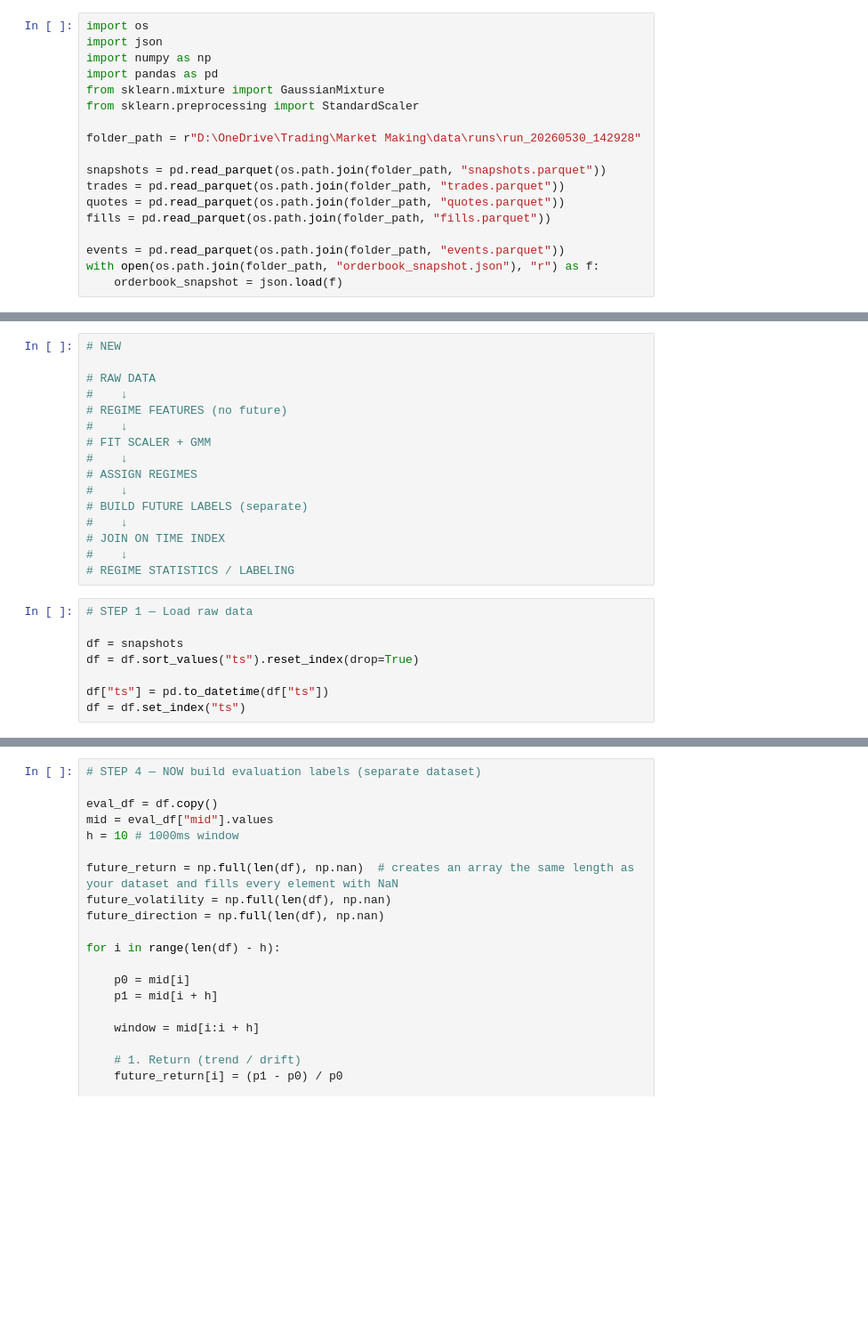
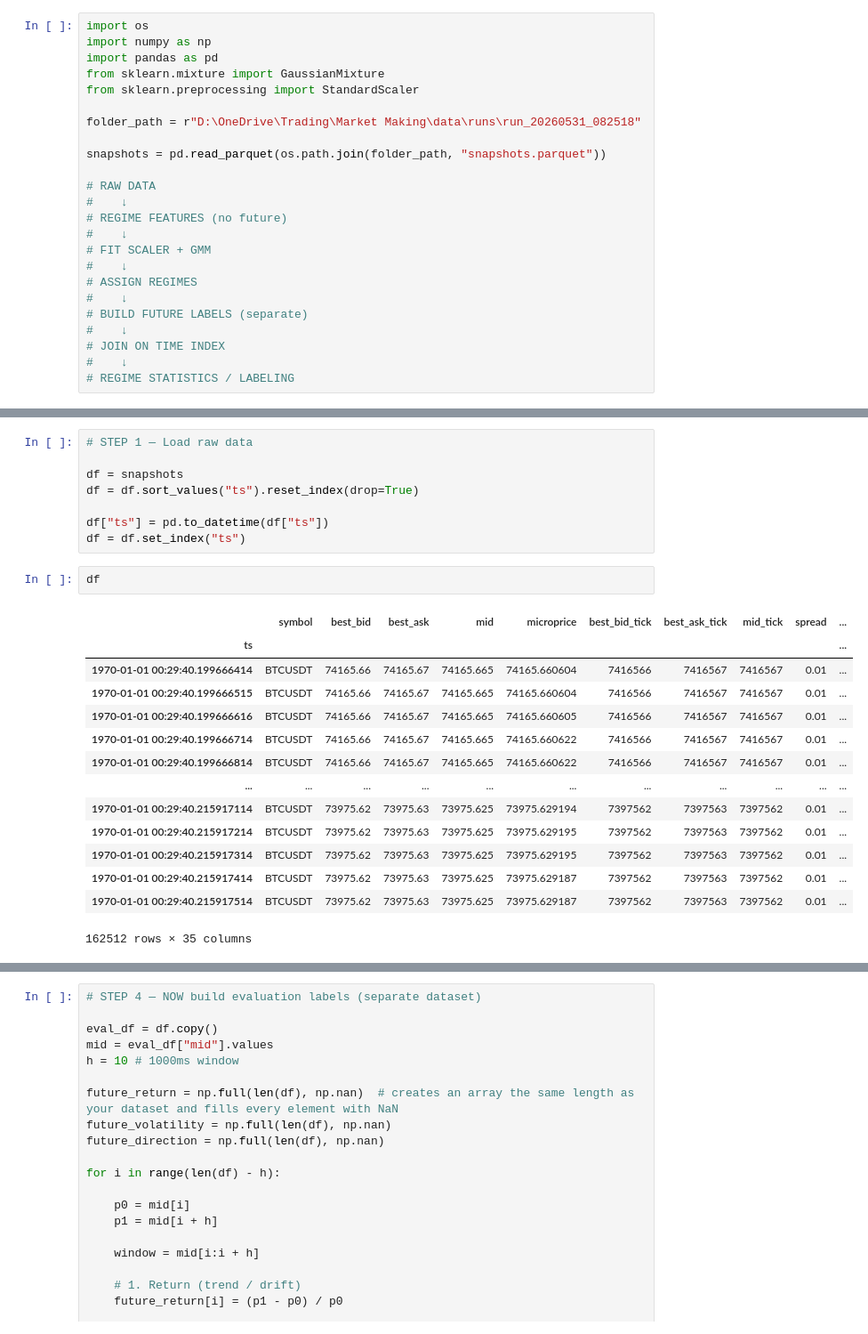
Before and after one commit to Briansim74/Market-Making-Research-Platform, a Jupyter notebook: mm_research_regime.ipynb, the cells around one changed output, grey strips where cells are left out. Shown at 89% size. Saved outputs shown, nothing was run; the diff lists cells and outputs as text; blank space fills up the shorter version.

Commit message:
added regime detection and decoupling of post processing

```diff
--- a/mm_research_regime.ipynb
+++ b/mm_research_regime.ipynb
@@ -1,18 +1,24 @@
 # %%
 import os
-import json
 import numpy as np
 import pandas as pd
 from sklearn.mixture import GaussianMixture
 from sklearn.preprocessing import StandardScaler
 
-folder_path = r"D:\OneDrive\Trading\Market Making\data\runs\run_20260530_142928"
+folder_path = r"D:\OneDrive\Trading\Market Making\data\runs\run_20260531_082518"
 
 snapshots = pd.read_parquet(os.path.join(folder_path, "snapshots.parquet"))
-trades = pd.read_parquet(os.path.join(folder_path, "trades.parquet"))
-quotes = pd.read_parquet(os.path.join(folder_path, "quotes.parquet"))
-fills = pd.read_parquet(os.path.join(folder_path, "fills.parquet"))
 
-events = pd.read_parquet(os.path.join(folder_path, "events.parquet"))
-with open(os.path.join(folder_path, "orderbook_snapshot.json"), "r") as f:
-    orderbook_snapshot = json.load(f)
+# RAW DATA
+#    ↓
+# REGIME FEATURES (no future)
+#    ↓
+# FIT SCALER + GMM
+#    ↓
+# ASSIGN REGIMES
+#    ↓
+# BUILD FUTURE LABELS (separate)
+#    ↓
+# JOIN ON TIME INDEX
+#    ↓
+# REGIME STATISTICS / LABELING
@@ -271,19 +25,3 @@ low everything → stable MM regime
-# %%
-# NEW
-
-# RAW DATA
-#    ↓
-# REGIME FEATURES (no future)
-#    ↓
-# FIT SCALER + GMM
-#    ↓
-# ASSIGN REGIMES
-#    ↓
-# BUILD FUTURE LABELS (separate)
-#    ↓
-# JOIN ON TIME INDEX
-#    ↓
-# REGIME STATISTICS / LABELING
 # %%
 # STEP 1 — Load raw data
 
@@ -292,6 +30,23 @@ df = df.sort_values("ts").reset_index(drop=True)
 
 df["ts"] = pd.to_datetime(df["ts"])
 df = df.set_index("ts")
+# %%
+df
+# %% [output]
+|  | symbol | best_bid | best_ask | mid | microprice | best_bid_tick | best_ask_tick | mid_tick | spread | ... |
+| ts |  |  |  |  |  |  |  |  |  | ... |
+| 1970-01-01 00:29:40.199666414 | BTCUSDT | 74165.66 | 74165.67 | 74165.665 | 74165.660604 | 7416566 | 7416567 | 7416567 | 0.01 | ... |
+| 1970-01-01 00:29:40.199666515 | BTCUSDT | 74165.66 | 74165.67 | 74165.665 | 74165.660604 | 7416566 | 7416567 | 7416567 | 0.01 | ... |
+| 1970-01-01 00:29:40.199666616 | BTCUSDT | 74165.66 | 74165.67 | 74165.665 | 74165.660605 | 7416566 | 7416567 | 7416567 | 0.01 | ... |
+| 1970-01-01 00:29:40.199666714 | BTCUSDT | 74165.66 | 74165.67 | 74165.665 | 74165.660622 | 7416566 | 7416567 | 7416567 | 0.01 | ... |
+| 1970-01-01 00:29:40.199666814 | BTCUSDT | 74165.66 | 74165.67 | 74165.665 | 74165.660622 | 7416566 | 7416567 | 7416567 | 0.01 | ... |
+| ... | ... | ... | ... | ... | ... | ... | ... | ... | ... | ... |
+| 1970-01-01 00:29:40.215917114 | BTCUSDT | 73975.62 | 73975.63 | 73975.625 | 73975.629194 | 7397562 | 7397563 | 7397562 | 0.01 | ... |
+| 1970-01-01 00:29:40.215917214 | BTCUSDT | 73975.62 | 73975.63 | 73975.625 | 73975.629195 | 7397562 | 7397563 | 7397562 | 0.01 | ... |
+| 1970-01-01 00:29:40.215917314 | BTCUSDT | 73975.62 | 73975.63 | 73975.625 | 73975.629195 | 7397562 | 7397563 | 7397562 | 0.01 | ... |
+| 1970-01-01 00:29:40.215917414 | BTCUSDT | 73975.62 | 73975.63 | 73975.625 | 73975.629187 | 7397562 | 7397563 | 7397562 | 0.01 | ... |
+| 1970-01-01 00:29:40.215917514 | BTCUSDT | 73975.62 | 73975.63 | 73975.625 | 73975.629187 | 7397562 | 7397563 | 7397562 | 0.01 | ... |
+162512 rows × 35 columns
 # %%
 # STEP 2 — Build REGIME FEATURES (ONLY past info) slower trends - 1000ms
 
```
Also changed, not shown: parts of 20 cells of this notebook, 20 other files.
